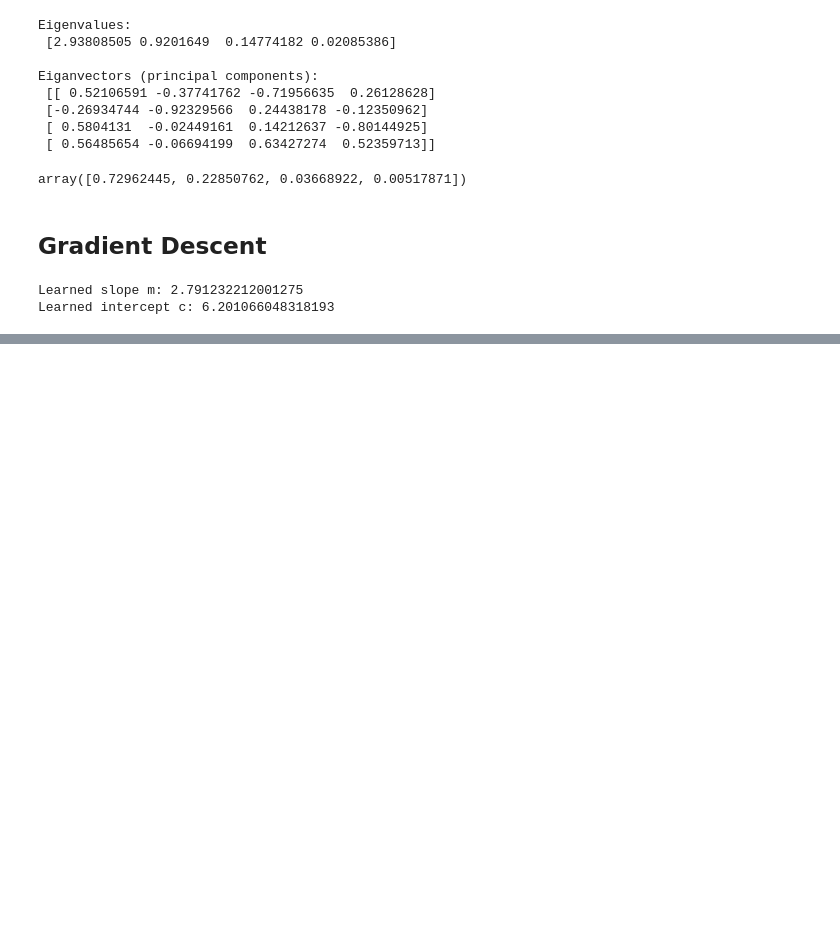
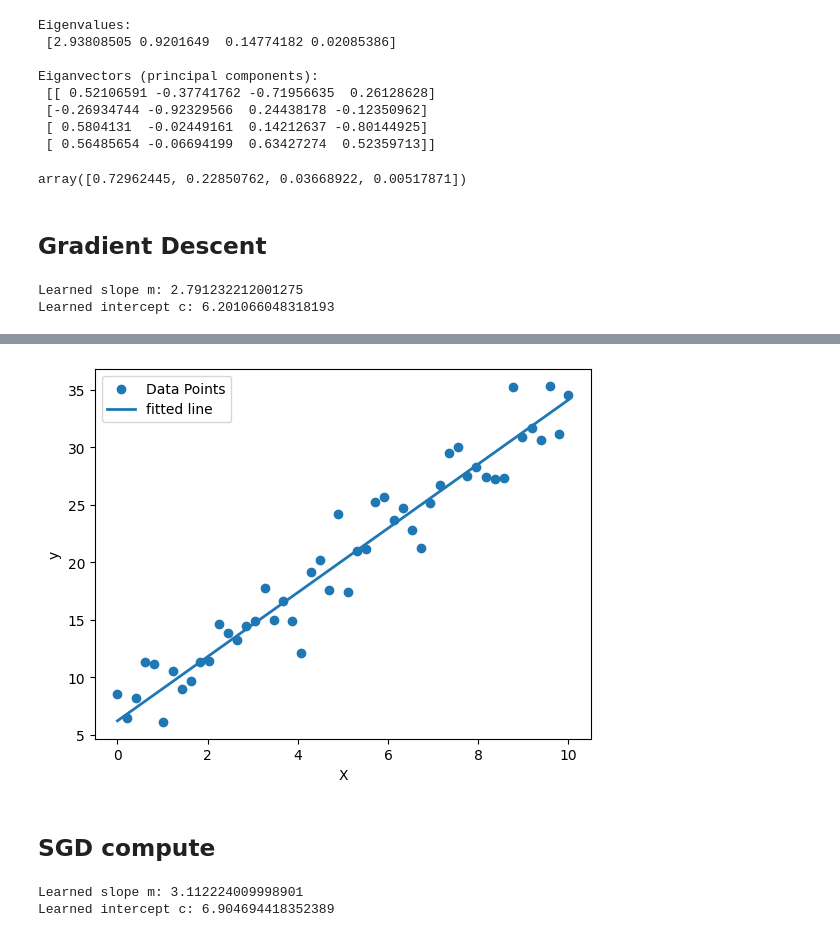
Before and after one commit to avikumart/DA-DS-Questions, a Jupyter notebook: ML_coding/Ml_coding_and_interviewn_practice.ipynb, the cells around one changed output, grey strips where cells are left out. Cells and saved outputs as stored; diff of their text form; code cells hidden in the pictures; blank space fills up the shorter version.

```diff
--- a/ML_coding/Ml_coding_and_interviewn_practice.ipynb
+++ b/ML_coding/Ml_coding_and_interviewn_practice.ipynb
@@ -123,0 +133,42 @@ Learned intercept c: 6.201066048318193
+# %%
+# visualize the fitted line
+plt.scatter(X, y, label="Data Points")
+plt.plot(X, m*X + c, label="fitted line", linewidth=2)
+plt.xlabel("X")
+plt.ylabel("y")
+plt.legend()
+plt.show()
+# %% [output]
+[figure, added]
+# %% [markdown]
+## SGD compute
+# %%
+# compute the SGD
+m, c = 0, 0
+lr = 0.01
+SGD_losses = []
+
+for epoch in range(1000):
+  i = np.random.randint(0, len(X))
+  Xi = X[i]
+  yi = y[i]
+
+  y_pred = m*Xi + c
+
+  # gradients
+  dm = -2 * Xi * (yi - y_pred)
+  dc = -2 * (yi - y_pred)
+
+  m = m - lr*dm
+  c = c - lr*dc
+
+  # full dataset loss
+  y_pred_loss = m*X + c
+  loss = np.mean((y - y_pred_loss)**2)
+  SGD_losses.append(loss)
+
+print("Learned slope m:", m)
+print("Learned intercept c:", c)
+# %% [output]
+Learned slope m: 3.112224009998901
+Learned intercept c: 6.904694418352389
```
Also changed, not shown: parts of 8 cells of this notebook.
